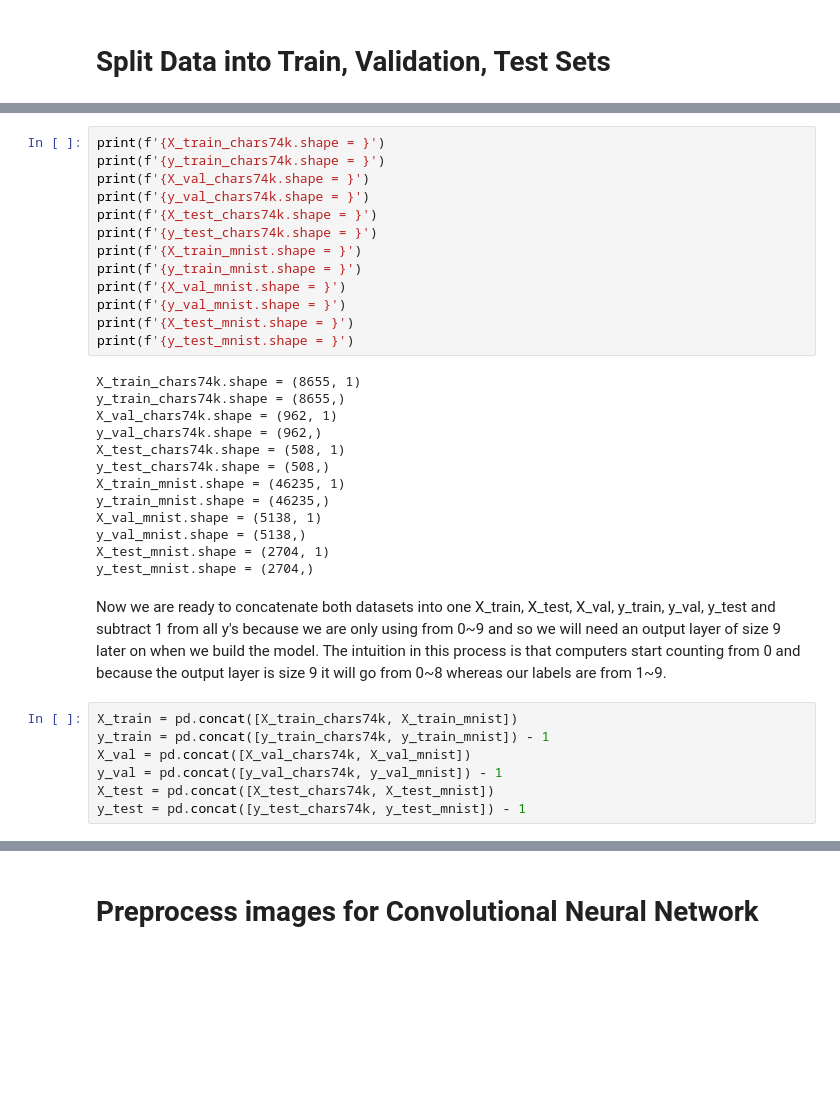
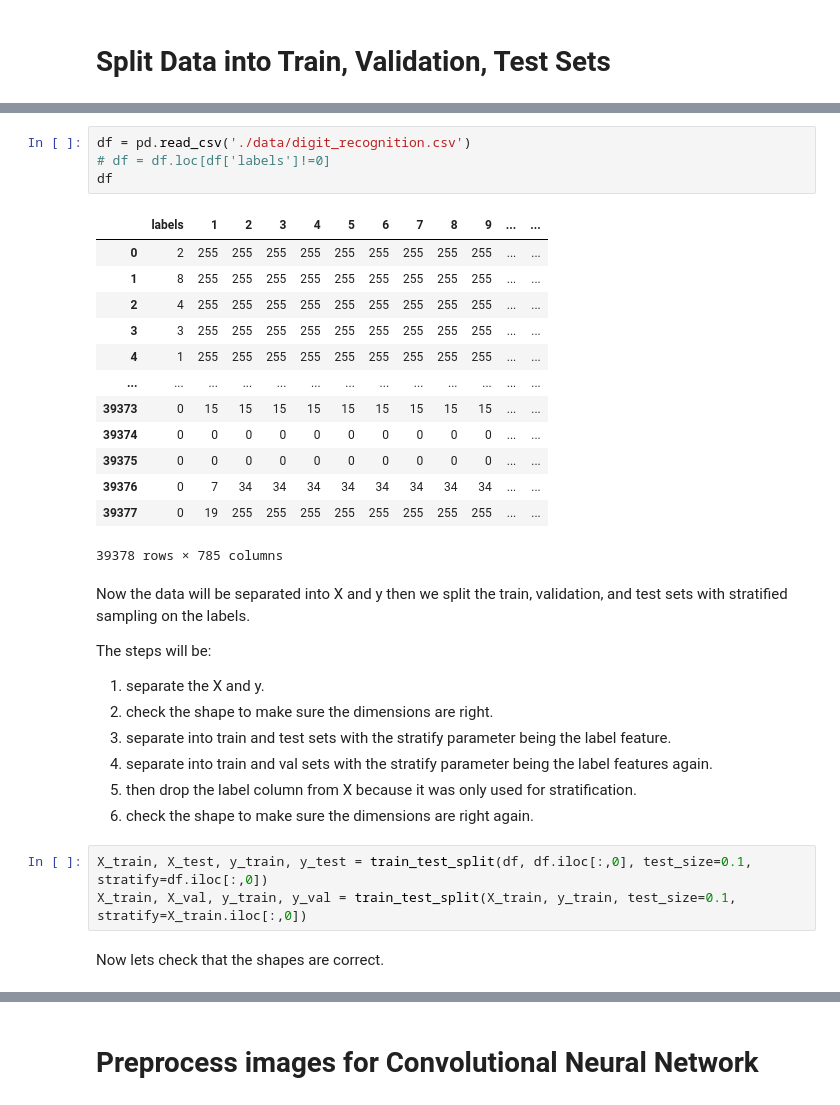
Before and after one commit to betopark97/sudoku-solver-app, a Jupyter notebook: digit-recognition.ipynb, the cells around one changed output, grey strips where cells are left out. Drawn from its saved outputs; the diff is of its cells as text; blank space fills up the shorter version.

```diff
--- a/digit-recognition.ipynb
+++ b/digit-recognition.ipynb
@@ -324,35 +210,33 @@ X_test_chars74k.drop(columns='label', inplace=True)
-# %%
-print(f'{X_train_chars74k.shape = }')
-print(f'{y_train_chars74k.shape = }')
-print(f'{X_val_chars74k.shape = }')
-print(f'{y_val_chars74k.shape = }')
-print(f'{X_test_chars74k.shape = }')
-print(f'{y_test_chars74k.shape = }')
-print(f'{X_train_mnist.shape = }')
-print(f'{y_train_mnist.shape = }')
-print(f'{X_val_mnist.shape = }')
-print(f'{y_val_mnist.shape = }')
-print(f'{X_test_mnist.shape = }')
-print(f'{y_test_mnist.shape = }')
-# %% [output]
-X_train_chars74k.shape = (8655, 1)
-y_train_chars74k.shape = (8655,)
-X_val_chars74k.shape = (962, 1)
-y_val_chars74k.shape = (962,)
-X_test_chars74k.shape = (508, 1)
-y_test_chars74k.shape = (508,)
-X_train_mnist.shape = (46235, 1)
-y_train_mnist.shape = (46235,)
-X_val_mnist.shape = (5138, 1)
-y_val_mnist.shape = (5138,)
-X_test_mnist.shape = (2704, 1)
-y_test_mnist.shape = (2704,)
-# %% [markdown]
-Now we are ready to concatenate both datasets into one X_train, X_test, X_val, y_train, y_val, y_test and subtract 1 from all y's because we are only using from 0~9 and so we will need an output layer of size 9 later on when we build the model. The intuition in this process is that computers start counting from 0 and because the output layer is size 9 it will go from 0~8 whereas our labels are from 1~9.
-# %%
-X_train = pd.concat([X_train_chars74k, X_train_mnist])
-y_train = pd.concat([y_train_chars74k, y_train_mnist]) - 1
-X_val = pd.concat([X_val_chars74k, X_val_mnist])
-y_val = pd.concat([y_val_chars74k, y_val_mnist]) - 1
-X_test = pd.concat([X_test_chars74k, X_test_mnist])
-y_test = pd.concat([y_test_chars74k, y_test_mnist]) - 1
+# %%
+df = pd.read_csv('./data/digit_recognition.csv')
+# df = df.loc[df['labels']!=0]
+df
+# %% [output]
+|  | labels | 1 | 2 | 3 | 4 | 5 | 6 | 7 | 8 | 9 | ... | ... |
+| 0 | 2 | 255 | 255 | 255 | 255 | 255 | 255 | 255 | 255 | 255 | ... | ... |
+| 1 | 8 | 255 | 255 | 255 | 255 | 255 | 255 | 255 | 255 | 255 | ... | ... |
+| 2 | 4 | 255 | 255 | 255 | 255 | 255 | 255 | 255 | 255 | 255 | ... | ... |
+| 3 | 3 | 255 | 255 | 255 | 255 | 255 | 255 | 255 | 255 | 255 | ... | ... |
+| 4 | 1 | 255 | 255 | 255 | 255 | 255 | 255 | 255 | 255 | 255 | ... | ... |
+| ... | ... | ... | ... | ... | ... | ... | ... | ... | ... | ... | ... | ... |
+| 39373 | 0 | 15 | 15 | 15 | 15 | 15 | 15 | 15 | 15 | 15 | ... | ... |
+| 39374 | 0 | 0 | 0 | 0 | 0 | 0 | 0 | 0 | 0 | 0 | ... | ... |
+| 39375 | 0 | 0 | 0 | 0 | 0 | 0 | 0 | 0 | 0 | 0 | ... | ... |
+| 39376 | 0 | 7 | 34 | 34 | 34 | 34 | 34 | 34 | 34 | 34 | ... | ... |
+| 39377 | 0 | 19 | 255 | 255 | 255 | 255 | 255 | 255 | 255 | 255 | ... | ... |
+39378 rows × 785 columns
+# %% [markdown]
+Now the data will be separated into X and y then we split the train, validation, and test sets with stratified sampling on the labels.
+
+The steps will be:
+1. separate the X and y.
+2. check the shape to make sure the dimensions are right.
+3. separate into train and test sets with the stratify parameter being the label feature.
+4. separate into train and val sets with the stratify parameter being the label features again.
+5. then drop the label column from X because it was only used for stratification.
+6. check the shape to make sure the dimensions are right again.
+# %%
+X_train, X_test, y_train, y_test = train_test_split(df, df.iloc[:,0], test_size=0.1, stratify=df.iloc[:,0])
+X_train, X_val, y_train, y_val = train_test_split(X_train, y_train, test_size=0.1, stratify=X_train.iloc[:,0])
+# %% [markdown]
+Now lets check that the shapes are correct.
```
Also changed, not shown: parts of 78 cells of this notebook, 8 other files.
